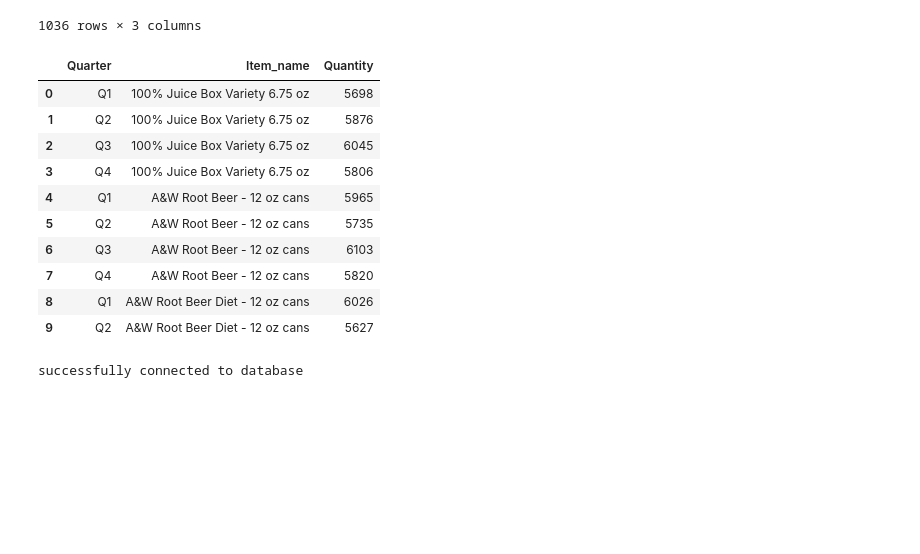
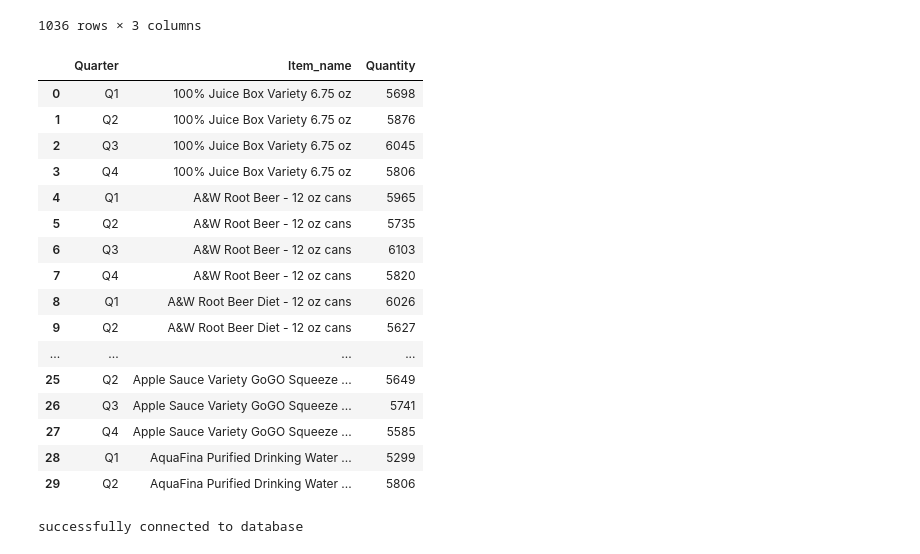
Before and after one commit to SadiaAlamChy/HDA-Tech-Learning, a Jupyter notebook: notebook/Analytics/OLAP Query/Query 8.ipynb, the cells around one changed output. Saved outputs shown, nothing was run; the diff lists cells and outputs as text; code cells hidden in the pictures; blank space fills up the shorter version.

```diff
--- a/notebook/Analytics/OLAP Query/Query 8.ipynb
+++ b/notebook/Analytics/OLAP Query/Query 8.ipynb
@@ -68,20 +68,26 @@ df
 | 1035 | Q4 | Zoo Animal Cookies/Crackers | 5520 |
 1036 rows × 3 columns
 # %%
-df2=df.iloc[0:10]
+df2=df.iloc[0:30]
 df2
 # %% [output]
 |  | Quarter | Item_name | Quantity |
 | 0 | Q1 | 100% Juice Box Variety 6.75 oz | 5698 |
 | 1 | Q2 | 100% Juice Box Variety 6.75 oz | 5876 |
 | 2 | Q3 | 100% Juice Box Variety 6.75 oz | 6045 |
 | 3 | Q4 | 100% Juice Box Variety 6.75 oz | 5806 |
 | 4 | Q1 | A&W Root Beer - 12 oz cans | 5965 |
 | 5 | Q2 | A&W Root Beer - 12 oz cans | 5735 |
 | 6 | Q3 | A&W Root Beer - 12 oz cans | 6103 |
 | 7 | Q4 | A&W Root Beer - 12 oz cans | 5820 |
 | 8 | Q1 | A&W Root Beer Diet - 12 oz cans | 6026 |
 | 9 | Q2 | A&W Root Beer Diet - 12 oz cans | 5627 |
+| ... | ... | ... | ... |
+| 25 | Q2 | Apple Sauce Variety GoGO Squeeze ... | 5649 |
+| 26 | Q3 | Apple Sauce Variety GoGO Squeeze ... | 5741 |
+| 27 | Q4 | Apple Sauce Variety GoGO Squeeze ... | 5585 |
+| 28 | Q1 | AquaFina Purified Drinking Water ... | 5299 |
+| 29 | Q2 | AquaFina Purified Drinking Water ... | 5806 |
 # %%
 con = PostgresConnection().getConnection()
 cur = con.cursor()
```
Also changed, not shown: parts of 8 cells of this notebook, 1 other file.
